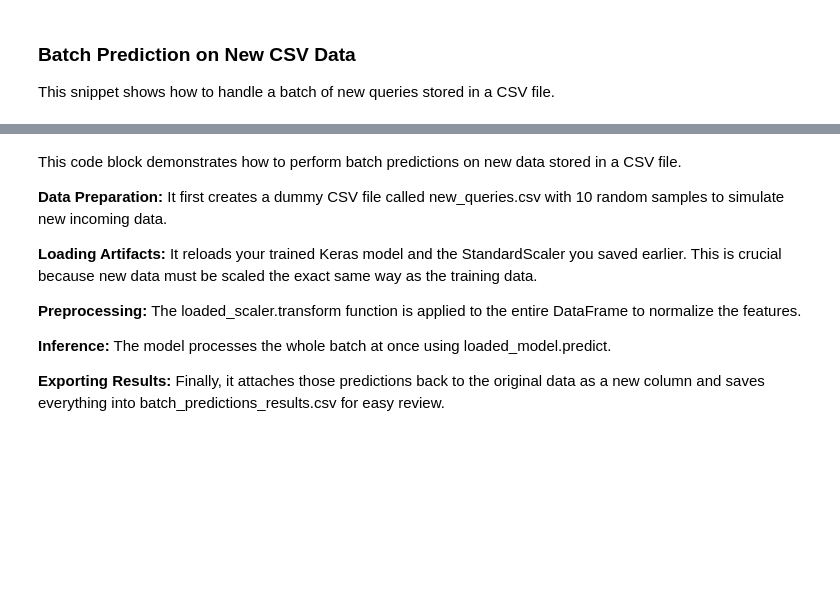
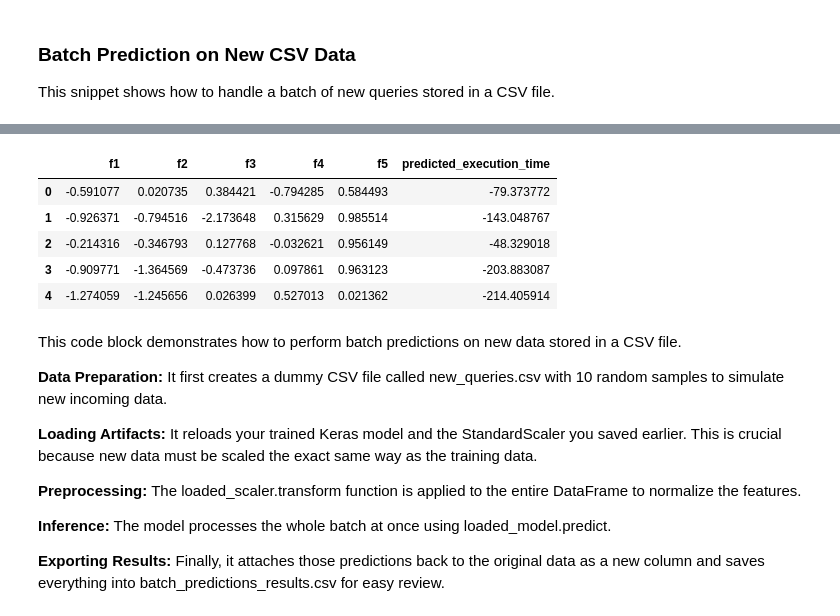
Before and after one commit to anam-69/anam-69, a Jupyter notebook: deep_learning.ipynb, the cells around one changed output, grey strips where cells are left out. Saved outputs shown, nothing was run; the diff lists cells and outputs as text; code cells hidden in the pictures; blank space fills up the shorter version.

```diff
--- a/deep_learning.ipynb
+++ b/deep_learning.ipynb
@@ -250,6 +248,7 @@ This snippet shows how to handle a batch of new queries stored in a CSV file.
 import pandas as pd
 import joblib
 import tensorflow as tf
+import numpy as np
 
 # 1. Load your new data (ensure it has the same 5 feature columns)
 # For this demo, we'll create a dummy CSV file first
@@ -264,8 +263,8 @@ loaded_model = tf.keras.models.load_model('query_time_model.keras')
 loaded_scaler = joblib.load('scaler.joblib')
 
 # 3. Scale the features
-# Note: Convert to numpy if necessary, but scaler handles DataFrames too
-X_new_scaled = loaded_scaler.transform(df_new)
+# Convert DataFrame to NumPy array before scaling to avoid UserWarning
+X_new_scaled = loaded_scaler.transform(df_new.to_numpy())
 
 # 4. Perform Batch Prediction
 batch_predictions = loaded_model.predict(X_new_scaled)
@@ -275,4 +274,5 @@ df_new['predicted_execution_time'] = batch_predictions
 df_new.to_csv('batch_predictions_results.csv', index=False)
 
 print("Batch predictions completed and saved to 'batch_predictions_results.csv'.")
-display(df_new.head())
+display.display(df_new.head())
+# %% [output]
@@ -279,3 +281,9 @@ display(df_new.head())
+|  | f1 | f2 | f3 | f4 | f5 | predicted_execution_time |
+| 0 | -0.591077 | 0.020735 | 0.384421 | -0.794285 | 0.584493 | -79.373772 |
+| 1 | -0.926371 | -0.794516 | -2.173648 | 0.315629 | 0.985514 | -143.048767 |
+| 2 | -0.214316 | -0.346793 | 0.127768 | -0.032621 | 0.956149 | -48.329018 |
+| 3 | -0.909771 | -1.364569 | -0.473736 | 0.097861 | 0.963123 | -203.883087 |
+| 4 | -1.274059 | -1.245656 | 0.026399 | 0.527013 | 0.021362 | -214.405914 |
 # %% [markdown]
 This code block demonstrates how to perform batch predictions on new data stored in a CSV file.
 
```
Also changed, not shown: parts of 8 cells of this notebook.
